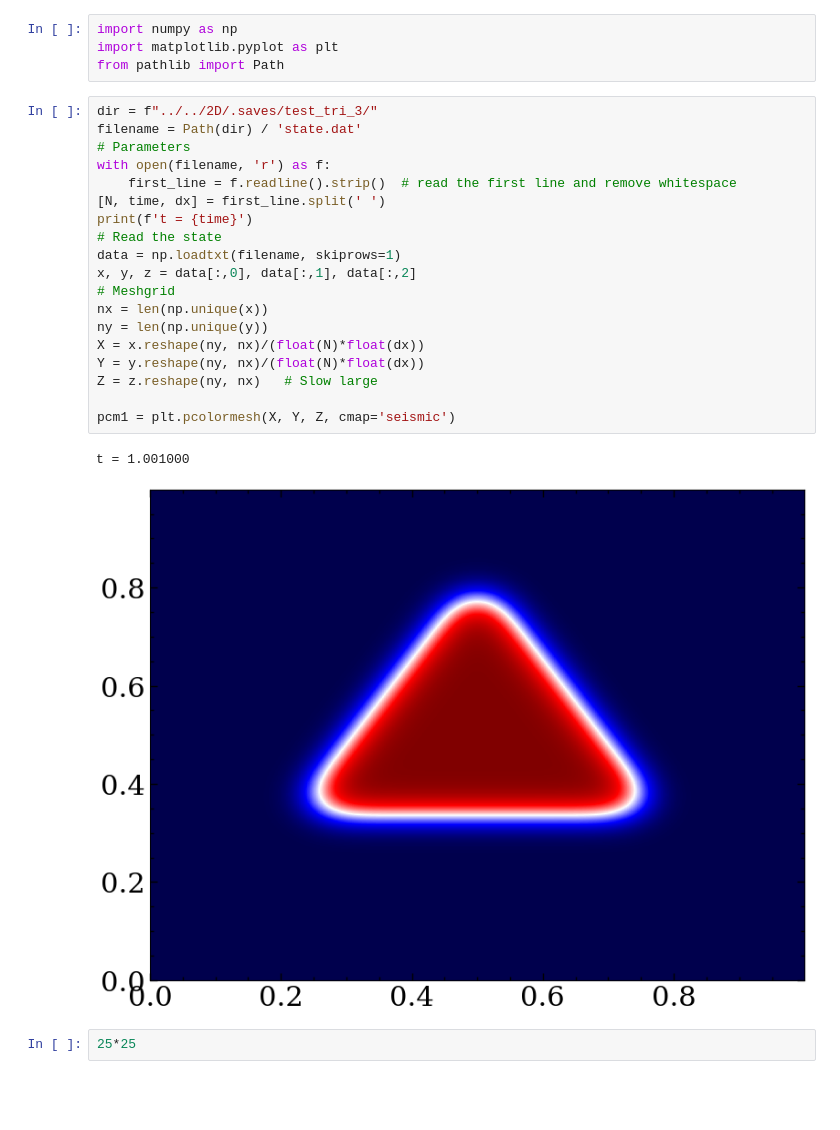
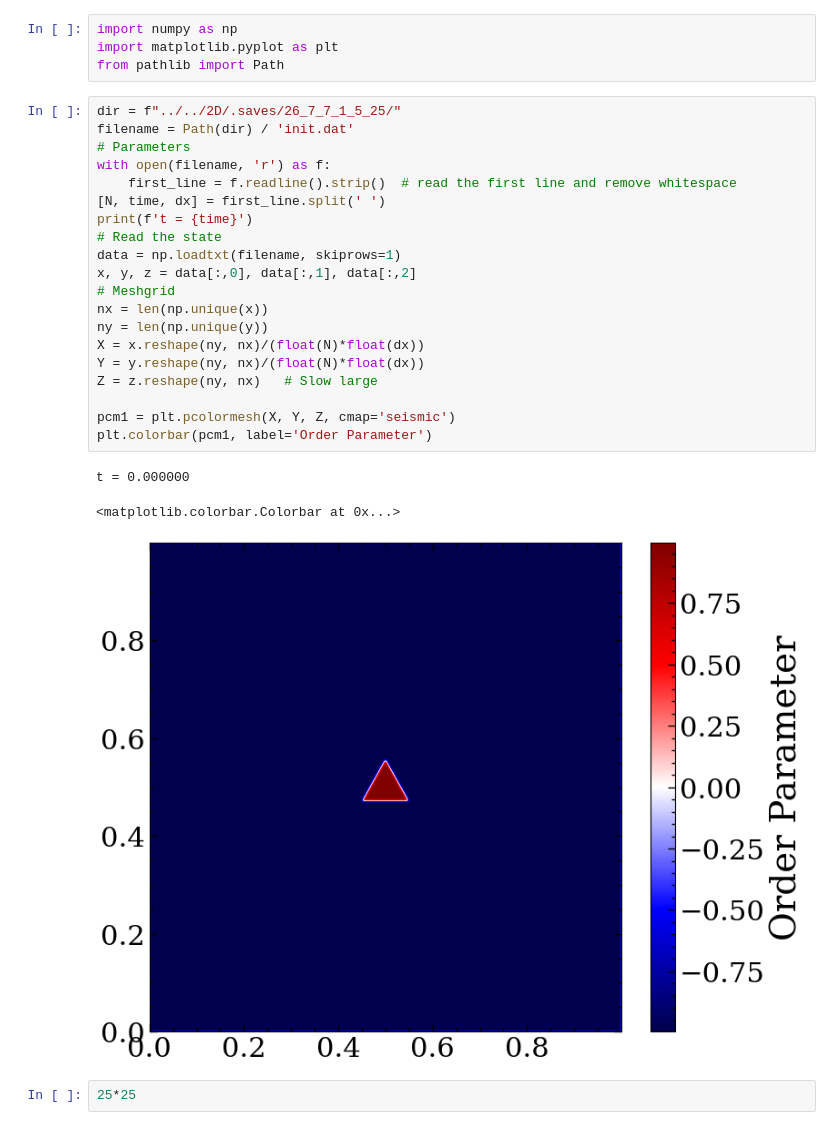
Before and after one commit to suanno/tdgl-code, a Jupyter notebook: 2D/plot.ipynb, the cells around one changed output. Saved outputs shown, nothing was run; the diff lists cells and outputs as text; blank space fills up the shorter version.

```diff
--- a/2D/plot.ipynb
+++ b/2D/plot.ipynb
@@ -3,27 +3,29 @@ import numpy as np
 import matplotlib.pyplot as plt
 from pathlib import Path
 # %%
-dir = f"../../2D/.saves/test_tri_3/"
-filename = Path(dir) / 'state.dat'
+dir = f"../../2D/.saves/26_7_7_1_5_25/"
+filename = Path(dir) / 'init.dat'
 # Parameters
 with open(filename, 'r') as f:
     first_line = f.readline().strip()  # read the first line and remove whitespace
 [N, time, dx] = first_line.split(' ')
 print(f't = {time}')
 # Read the state
 data = np.loadtxt(filename, skiprows=1)
 x, y, z = data[:,0], data[:,1], data[:,2]
 # Meshgrid
 nx = len(np.unique(x))
 ny = len(np.unique(y))
 X = x.reshape(ny, nx)/(float(N)*float(dx))
 Y = y.reshape(ny, nx)/(float(N)*float(dx))
 Z = z.reshape(ny, nx)   # Slow large
 
 pcm1 = plt.pcolormesh(X, Y, Z, cmap='seismic')
+plt.colorbar(pcm1, label='Order Parameter')
 # %% [output]
-t = 1.001000
+t = 0.000000
+<matplotlib.colorbar.Colorbar at 0x...>
-[figure, old version]
+[figure, new version]
 # %%
 25*25
 # %% [output]
```
Also changed, not shown: parts of 2 cells of this notebook, 4 other files.
